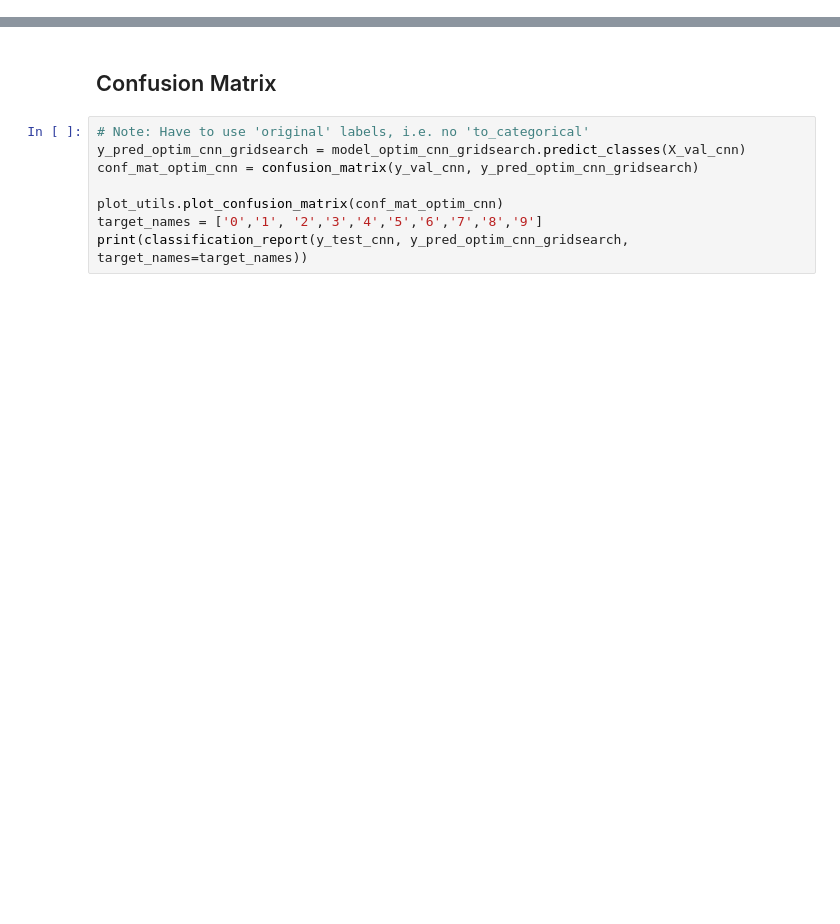
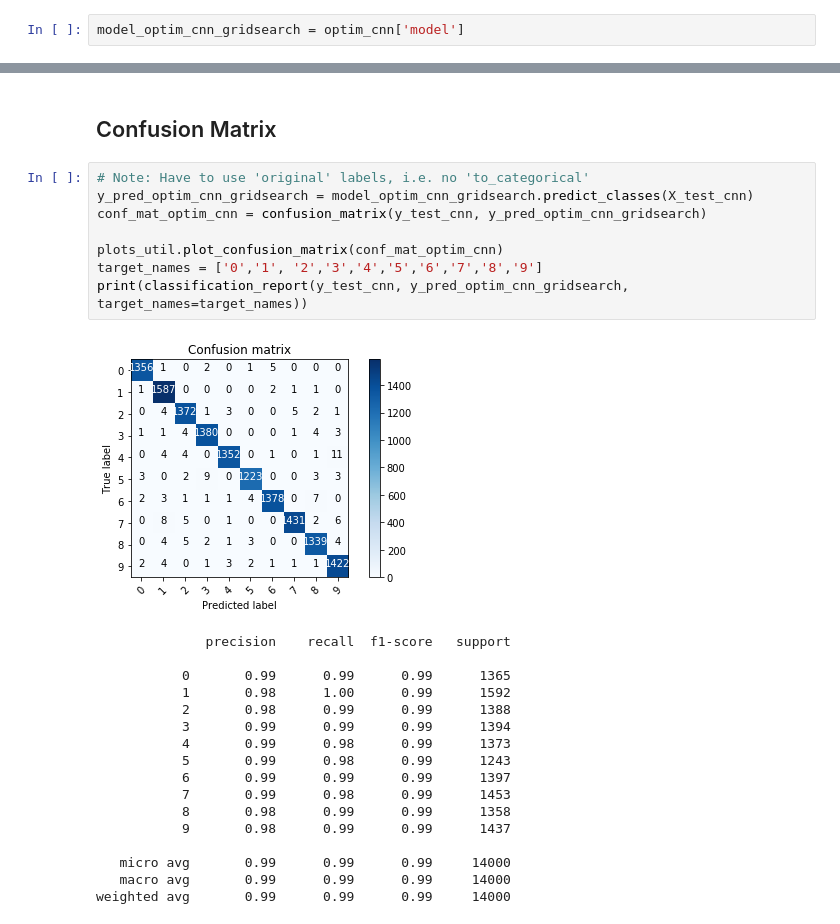
Before and after one commit to Sindreedelange/INF283, a Jupyter notebook: Project2-Recognizing-handwritten-digits/nbs/MNIST_Keras.ipynb, the cells around one changed output, grey strips where cells are left out. Cells and saved outputs as stored; diff of their text form; blank space fills up the shorter version.

```diff
--- a/Project2-Recognizing-handwritten-digits/nbs/MNIST_Keras.ipynb
+++ b/Project2-Recognizing-handwritten-digits/nbs/MNIST_Keras.ipynb
@@ -584,0 +605,2 @@ optim_cnn_params_to_store = optim_classifier.pop(['model'])
+# %%
+model_optim_cnn_gridsearch = optim_cnn['model']
@@ -602,9 +668,27 @@ plt.show()
 ## Confusion Matrix
 # %%
 # Note: Have to use 'original' labels, i.e. no 'to_categorical'
-y_pred_optim_cnn_gridsearch = model_optim_cnn_gridsearch.predict_classes(X_val_cnn)
-conf_mat_optim_cnn = confusion_matrix(y_val_cnn, y_pred_optim_cnn_gridsearch)
+y_pred_optim_cnn_gridsearch = model_optim_cnn_gridsearch.predict_classes(X_test_cnn)
+conf_mat_optim_cnn = confusion_matrix(y_test_cnn, y_pred_optim_cnn_gridsearch)
 
-plot_utils.plot_confusion_matrix(conf_mat_optim_cnn)
+plots_util.plot_confusion_matrix(conf_mat_optim_cnn)
 target_names = ['0','1', '2','3','4','5','6','7','8','9']
 print(classification_report(y_test_cnn, y_pred_optim_cnn_gridsearch, target_names=target_names))
+# %% [output]
+[figure, added]
+              precision    recall  f1-score   support
+
+           0       0.99      0.99      0.99      1365
+           1       0.98      1.00      0.99      1592
+           2       0.98      0.99      0.99      1388
+           3       0.99      0.99      0.99      1394
+           4       0.99      0.98      0.99      1373
+           5       0.99      0.98      0.99      1243
+           6       0.99      0.99      0.99      1397
+           7       0.99      0.98      0.99      1453
+           8       0.98      0.99      0.99      1358
+           9       0.98      0.99      0.99      1437
+
+   micro avg       0.99      0.99      0.99     14000
+   macro avg       0.99      0.99      0.99     14000
+weighted avg       0.99      0.99      0.99     14000
```
Also changed, not shown: parts of 26 cells of this notebook.
